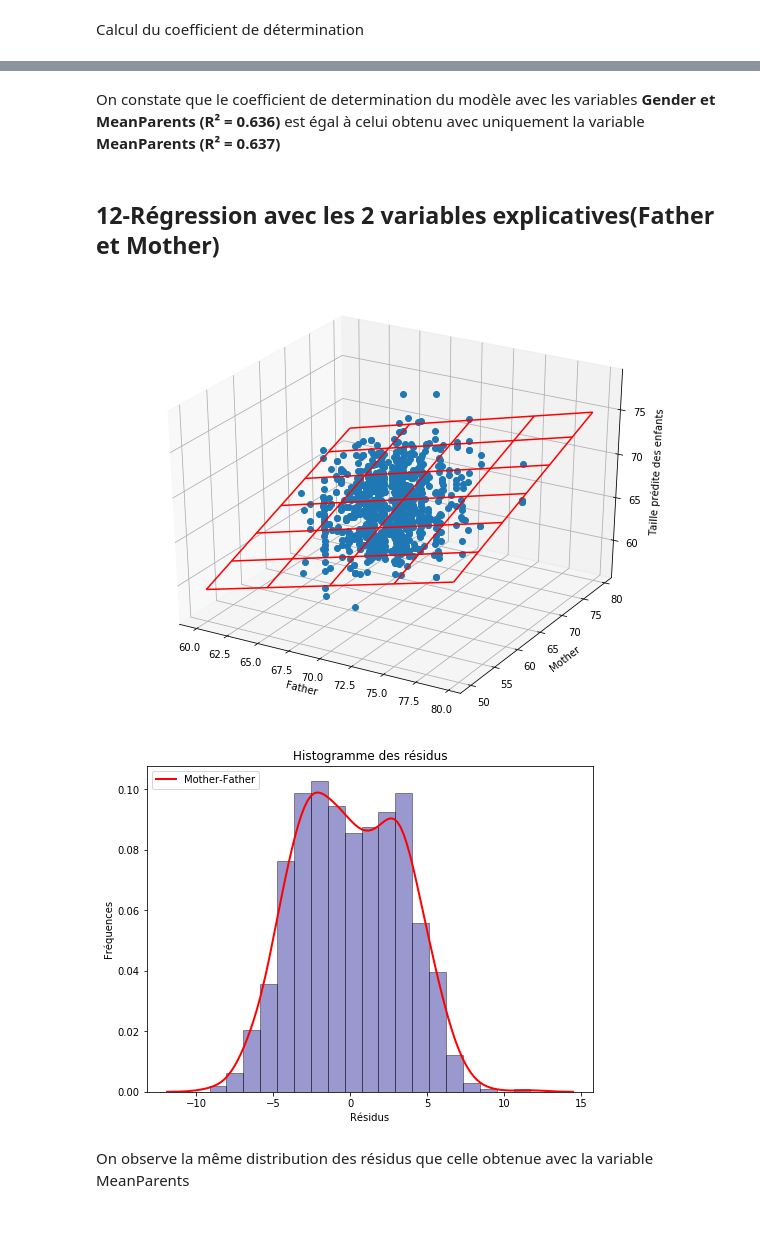
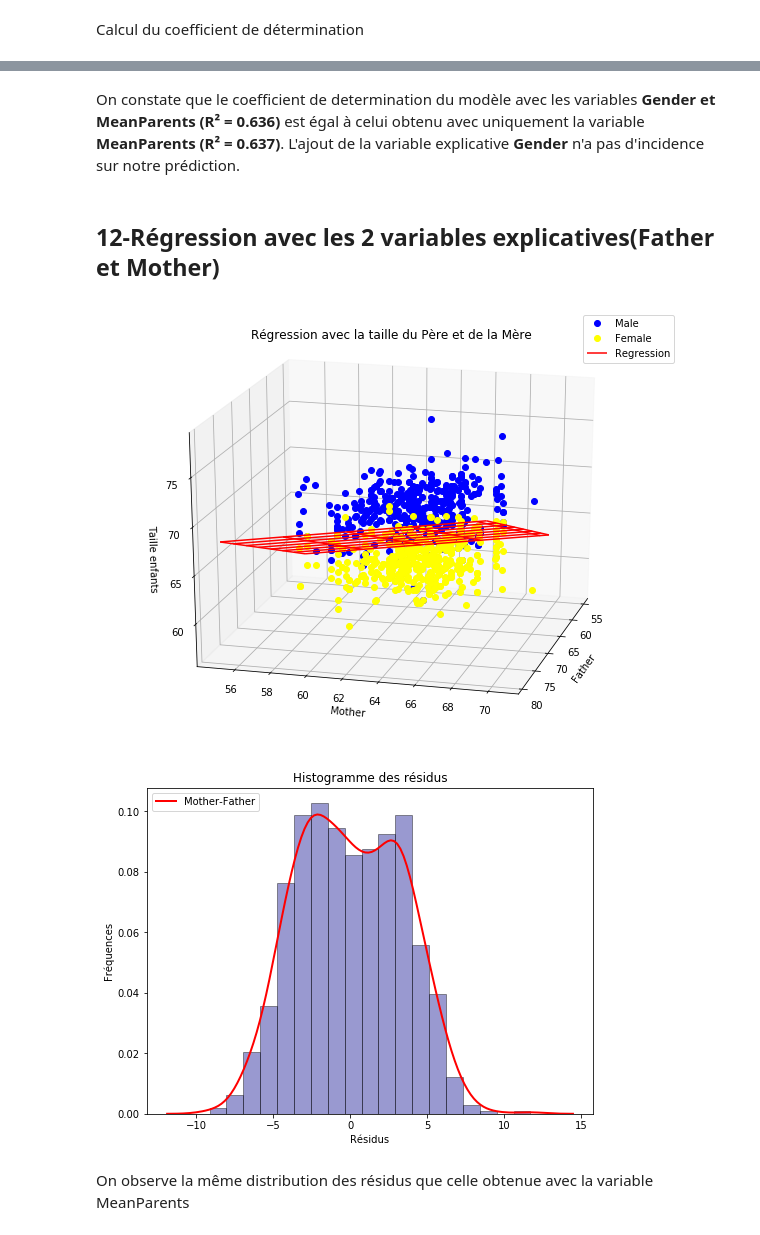
Before and after one commit to pfangue/INFMDI721, a Jupyter notebook: Projet_stat/Tp_reg_linear_final.ipynb, the cells around one changed output, grey strips where cells are left out. Saved outputs shown, nothing was run; the diff lists cells and outputs as text; code cells hidden in the pictures.

```diff
--- a/Projet_stat/Tp_reg_linear_final.ipynb
+++ b/Projet_stat/Tp_reg_linear_final.ipynb
@@ -314,35 +314,48 @@ Le coefficient de détermination avec Gender et MeanParents est :0.637
 # %% [markdown]
 On constate que le coefficient de determination du modèle avec les variables **Gender et MeanParents (R² = 0.636)** est égal à celui
-obtenu avec uniquement la variable **MeanParents (R² = 0.637)**
+obtenu avec uniquement la variable **MeanParents (R² = 0.637)**. L'ajout de la variable explicative **Gender** n'a pas d'incidence sur notre prédiction.
 # %% [markdown]
 ## 12-Régression avec les 2 variables explicatives(Father et Mother)
 # %%
 X = data[['Father', 'Mother']]
 X = sm.add_constant(X)
 y = data['Height']
+
+y_m = data_male['Height']
+X_m = data_male[['Father', 'Mother']]
+
+X_f = data_female[['Father', 'Mother']]
+y_f = data_female['Height']
+
 model3D = sm.OLS(y, X).fit()
 results = sm.OLS(y, X).fit().params
-XX = np.arange(60, 80, 0.5)
-YY = np.arange(50, 80, 0.5)
+XX = np.arange(55, 80, 0.5)
+YY = np.arange(55, 70, 0.5)
 np.ptp(XX, axis=0)
 np.ptp(YY, axis=0)
 xx, yy = np.meshgrid(XX, YY)
 zz = results[0] + results[1]*xx + results[2]*yy
+
 fig = plt.figure(figsize=(8, 6))
 ax = Axes3D(fig)
-ax.plot(X['Father'],X['Mother'],y,'o')
-ax.plot_wireframe(xx, yy, zz, rstride=10, cstride=10, color='red')
+
+ax.plot(X_m['Father'],X_m['Mother'],y_m,'o', color='blue', label='Male')
+ax.plot(X_f['Father'],X_f['Mother'],y_f,'o', color='yellow', label='Female')
+
+ax.plot_wireframe(xx, yy, zz, rstride=7, cstride=7, color='red', label='Regression')
 ax.set_xlabel('Father')
 ax.set_ylabel('Mother')
-ax.set_zlabel('Taille prédite des enfants')
+ax.set_zlabel('Taille enfants')
+ax.set_title('Régression avec la taille du Père et de la Mère')
+ax.view_init(21,15)
+ax.legend(loc='upper right')
 plt.show()
 
 y_pred = model3D.predict(X)
 residus_3d = y - y_pred
-#plt.hist(residus, edgecolor = 'black')
 histogram_3d = plt_histo(residus_3d, None, 'Mother-Father')
 # %% [output]
-[figure, old version]
+[figure, new version]
 [figure]
 # %% [markdown]
 On observe la même distribution des résidus que celle obtenue avec la variable MeanParents
```
Also changed, not shown: parts of 11 cells of this notebook.
